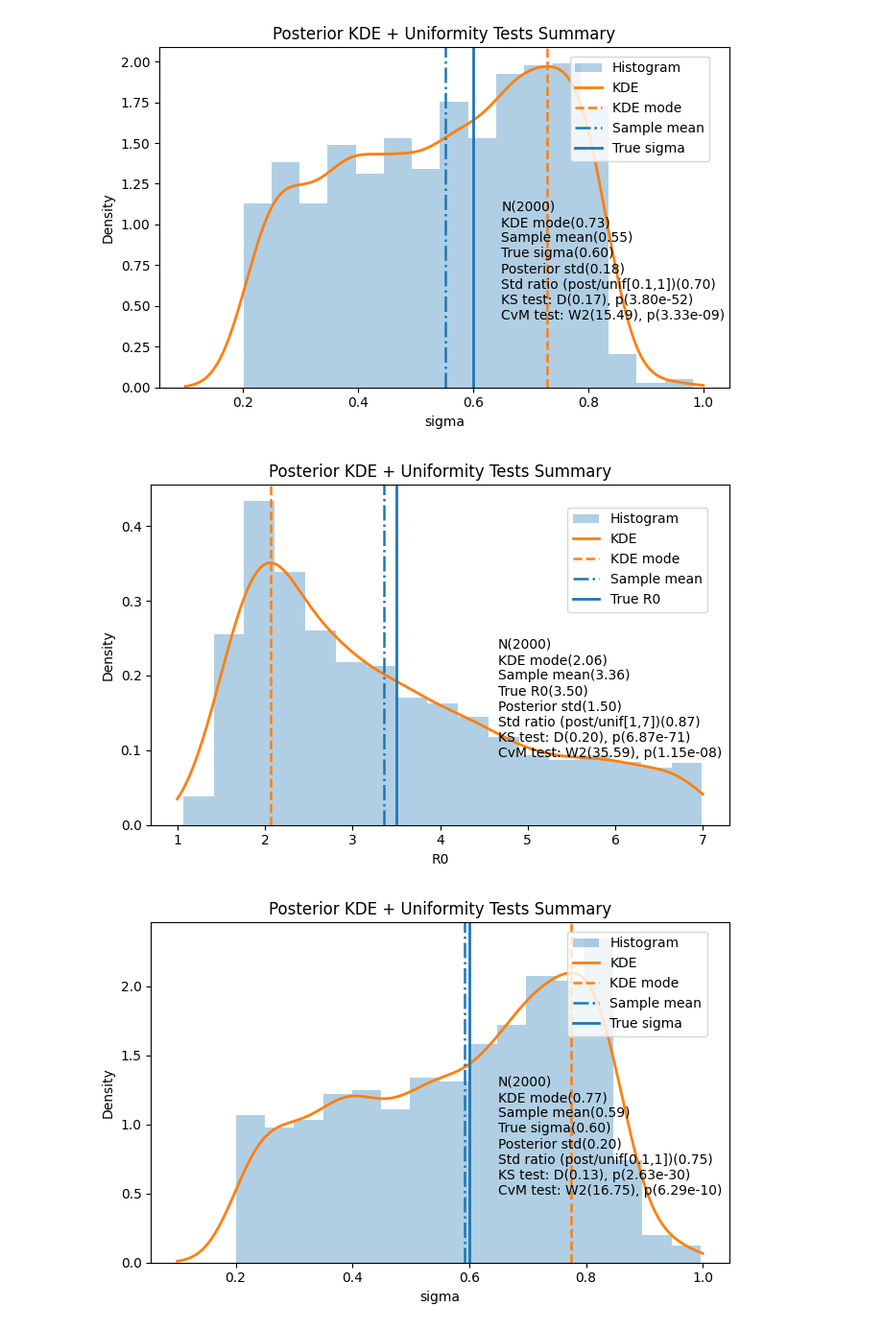
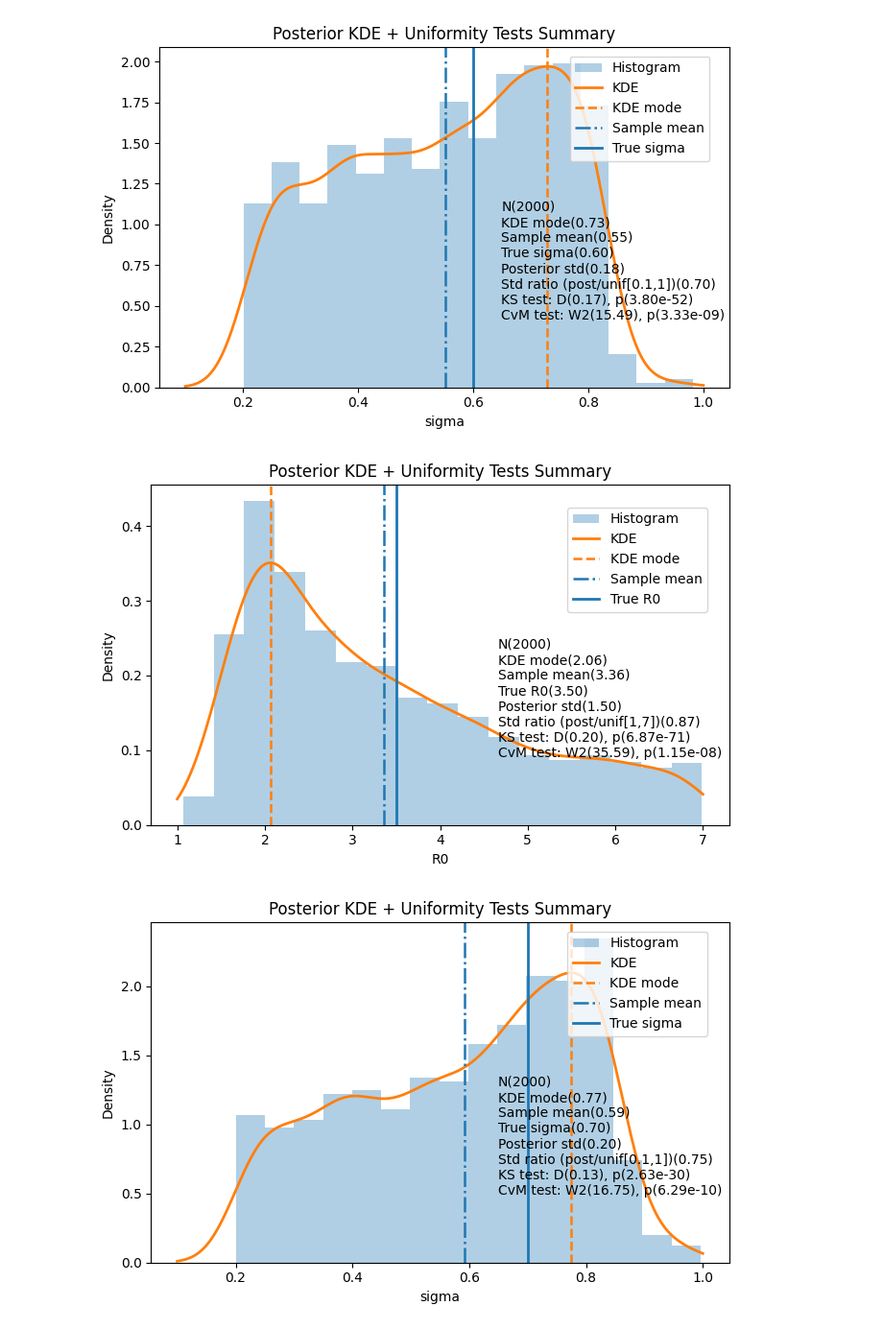
Before and after one commit to lzxiaohu/StrepA_program, a Jupyter notebook: code/from_260312/posterior_analysis.ipynb, the cells around one changed output. Shown at 96% size. Cells and saved outputs as stored; diff of their text form; code cells hidden in the pictures.

```diff
--- a/code/from_260312/posterior_analysis.ipynb
+++ b/code/from_260312/posterior_analysis.ipynb
@@ -430,7 +430,7 @@ x = x[np.isfinite(x)]
 
 # ---------- Settings (your prior bounds + true/reference) ----------
 a, b = 0.1, 1.0          # prior bounds for uniform comparison
-sigma_true = 0.6             # reference/true sigma
+sigma_true = 0.7             # reference/true sigma
 
 # ---------- Posterior stats ----------
 n = x.size
@@ -473,34 +473,34 @@ txt = (
     f"Std ratio (post/unif[{a:g},{b:g}])({sd_ratio:.2f})\n"
     f"KS test: D({ks.statistic:.2f}), p({ks.pvalue:.2e})\n"
     f"CvM test: W2({cvm.statistic:.2f}), p({cvm.pvalue:.2e})"
 )
 # ax.text(
 #     0.52, 0.98, txt,
 #     transform=ax.transAxes,
 #     ha="left", va="top",
 #     bbox=dict(boxstyle="None", facecolor="white", alpha=0.85)
 # )
 ax.text(
     0.60, 0.55, txt,
     transform=ax.transAxes,
     ha="left", va="top",
     fontsize=10,
     bbox=None
 )
 
 
 # Put legend outside to avoid overlap with the text box
 ax.legend(loc="center left", bbox_to_anchor=(0.72, 0.82), borderaxespad=0.)
 
 ax.set_title("Posterior KDE + Uniformity Tests Summary")
 ax.set_xlabel("sigma")
 ax.set_ylabel("Density")
 fig.tight_layout()
 fig.savefig("../../figures/from_260312/posterior_results/sigma0p7/posterior_kde_summary_sigma_R03p5.png", dpi=300, bbox_inches="tight")
 plt.show()
 # %% [output]
 [figure]
-[figure, old version]
+[figure, new version]
 # %%
 # Posterior distributions of R0
 import numpy as np
```
Also changed, not shown: parts of 6 cells of this notebook, 9 other files.
